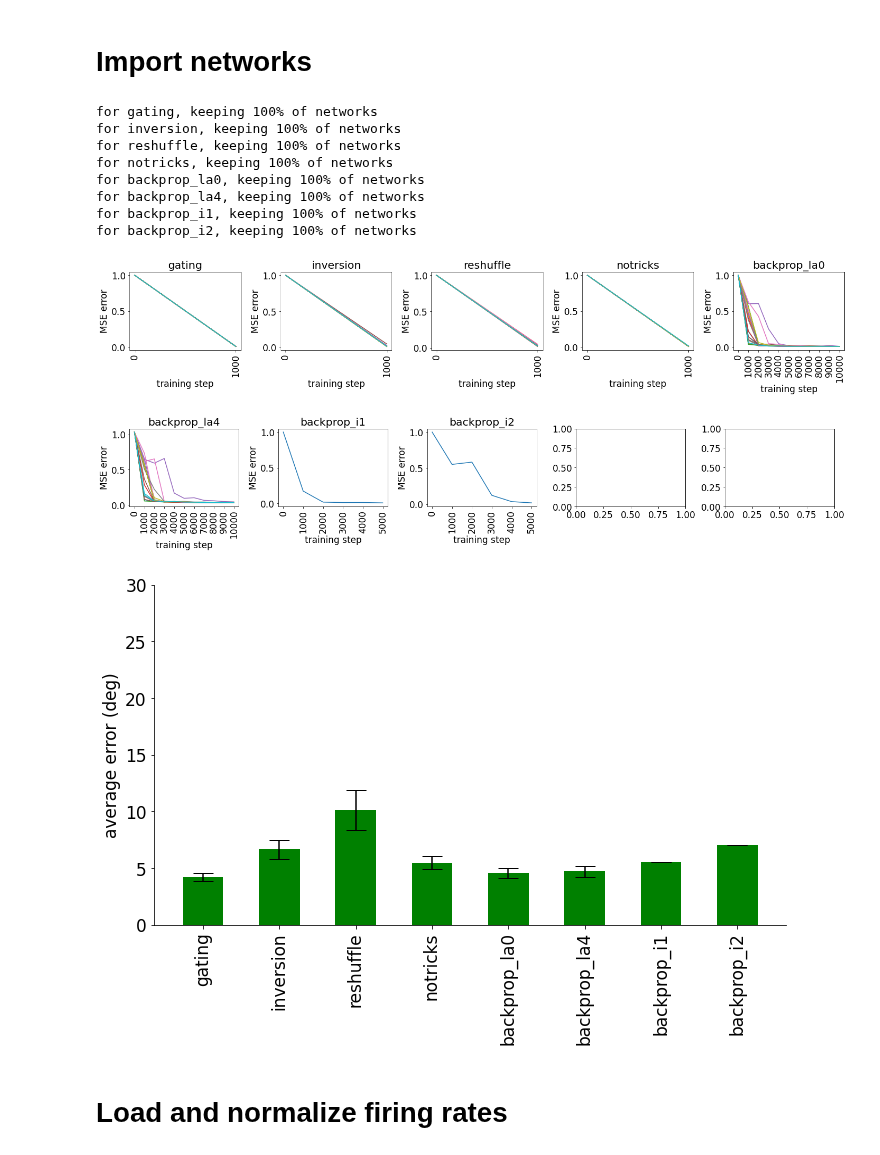
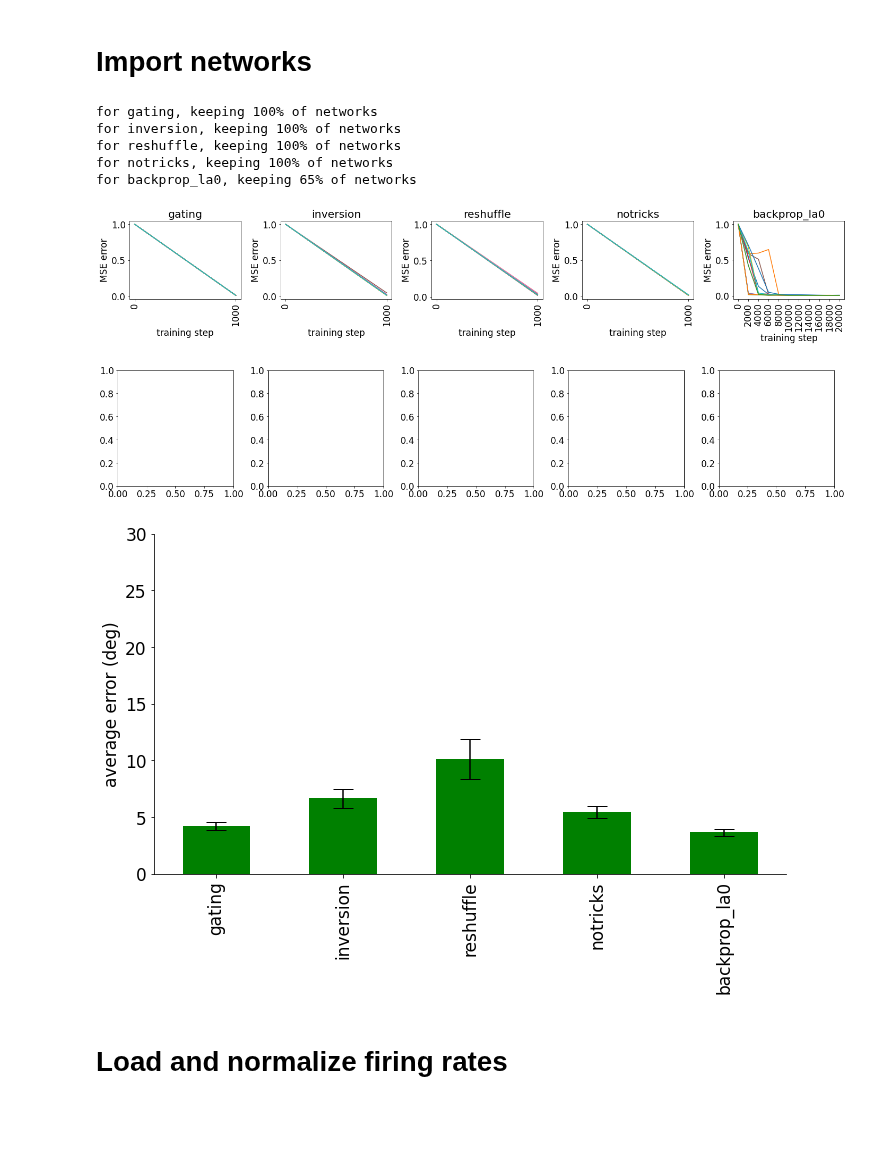
Before and after one commit to azaho/ccn_story3, a Jupyter notebook: netdist.ipynb, the cells around one changed output. Saved outputs shown, nothing was run; the diff lists cells and outputs as text; code cells hidden in the pictures; blank space fills up the shorter version.

```diff
--- a/netdist.ipynb
+++ b/netdist.ipynb
@@ -2,6 +2,7 @@
 # Import networks
 # %%
 import numpy as np
+import os
 from netrep.metrics import LinearMetric
 from netrep.metrics import GaussianStochasticMetric
 import matplotlib.pyplot as plt
@@ -33,38 +34,22 @@ all_networks = {
     },
     "backprop_la0": {
         "color": np.random.rand(3,),  # random color
-        "names": [f"data/backpropCTRNN_2DIR1O_dr100_n0.1_la0_dp1.0_r{i}" for i in range(20)],
-        "indices": np.arange(0, 64, 16)
-    },
-    "backprop_la4": {
-        "color": np.random.rand(3,),  # random color
-        "names": [f"data/backpropCTRNN_2DIR1O_dr100_n0.1_la0.0001_dp1.0_r{i}" for i in range(20)],
-        "indices": np.arange(0, 64, 16)
-    },
-    "backprop_i1": {
-        "color": np.random.rand(3,),  # random color
-        "names": [f"data/backpropCTRNN_2DIR1O_dr100_n0.1_la0_dp1.0_rI1" for i in range(1)],
-        "indices": np.arange(0, 64, 16)
-    },
-    "backprop_i2": {
-        "color": np.random.rand(3,),  # random color
-        "names": [f"data/backpropCTRNN_2DIR1O_dr100_n0.1_la0_dp1.0_rI2" for i in range(1)],
+        "names": [f"data/backpropCTRNN_2DIR1O_dr100_n0.1_la0_dp1.0_ri{i}" for i in range(20)],
         "indices": np.arange(0, 64, 16)
     },
     "diego_phd_mst": {
         "color": "orange",
-        "names": ["neuraldata/new/diego_phd_mst_both_selective"],
+        "names": ["neuraldata/new/diego_phd_mst_either_selective"],
         "indices": np.array([0, 1, 2, 3]),
         "neural": True
     },
     "diego_new_mst": {
         "color": "orange",
-        "names": ["neuraldata/new/diego_new_mst_both_selective"],
+        "names": ["neuraldata/new/diego_new_mst_either_selective"],
         "indices": np.array([0, 1, 2, 3]),
         "neural": True
     }
 }
-
 
 #keep = "gating,inversion,reshuffle120,inv+gat,backpropnd0,backproprd0,backproprde-4,backpropndWCe-3,backpropnp,notricks,diego_phd_mst,diego_phd_pfc,diego_new_mst,diego_new_pfc,cheng_pfc".split(',')
 #keep = "gating,inversion,reshuffle120,inv+gat,backpropnd0,backproprd0,backproprde-4,backpropndWCe-3,backpropnp,backpropnpsde-4,notricks,diego_phd_mst,diego_phd_pfc,diego_new_mst,diego_new_pfc,cheng_pfc".split(',')
@@ -73,15 +58,24 @@ all_networks = {
 
 # neural data not available
 
+
 # load information about every network
-for network in all_networks.values():
+for network in list(all_networks.values()):
     if "neural" in network: continue
     network["errors"] = []
     network["metadatas"] = []
-    for name in network["names"]:
+    indices_to_remove = []
+    for i, name in enumerate(network["names"]):
+        if not os.path.isfile(name+"/info.json"):
+            print("FILE DOES NOT EXIST:", name)
+            indices_to_remove.append(i)
+            continue
         with open(name+"/info.json") as f: info = json.load(f)
         network["errors"].append(info["errors_last"][2])
         network["metadatas"].append(info)
+    for x in indices_to_remove[::-1]:
+        del network['names'][x]
+
 
 # filter to only use the networks where MSE < 15 deg (only those that converged)
 for name, network in all_networks.items():
@@ -92,12 +86,11 @@ for name, network in all_networks.items():
                 indices_to_remove.append(i)
 
         print(f"for {name}, keeping {int((1-len(indices_to_remove)/len(network['names']))*100)}% of networks")
-        if False:
-            for x in indices_to_remove[::-1]:
-                del network['names'][x]
-                del network['errors'][x]
-                del network['metadatas'][x]
-            #print([i for i in range(20) if i not in indices_to_remove])
+        #indices_to_remove = []
+        for x in indices_to_remove[::-1]:
+            del network['names'][x]
+            del network['errors'][x]
+            del network['metadatas'][x]
 
 # show all errors through time, for an overview
 row_count = 0  # Counter to track the number of plots in the current row
@@ -116,40 +109,37 @@ for network_name, network in all_networks.items():
     row_count += 1
     if row_count >= 5:  # Reset if 5 plots in a row
         plt.tight_layout()
         plt.show()
         fig, axs = plt.subplots(1, 5, figsize=(20, 4))
         row_count = 0
 plt.tight_layout()
 plt.show()
 
 # show all final errors of kept networks, for comparison
 use_networks = [key for key in all_networks.keys() if "neural" not in all_networks[key] or not all_networks[key]["neural"]]
 means = [np.mean(all_networks[network]["errors"]) for network in use_networks]
 errors = [np.std(all_networks[network]["errors"]) for network in use_networks]
 fig = plt.figure(figsize=(10, 7))
 plt.rc('font', **{'family': 'DejaVu Sans', 'weight': 'normal', 'size': 17})
 ax = plt.subplot(1, 1, 1)
 ax.bar(np.arange(1, len(use_networks)+1)*1.5, means, yerr=errors, align='center', alpha=1, ecolor='black', capsize=10, color="green")
 plt.xticks(ticks=np.arange(1, len(use_networks)+1)*1.5, labels=use_networks)
 plt.ylim(0, 30)
 ax.set_ylabel('average error (deg)')
 plt.gca().spines['top'].set_visible(False)
 plt.gca().spines['right'].set_visible(False)
 plt.gca().set_xticklabels(ax.get_xticklabels(), rotation=90)
 plt.tight_layout()
 plt.show()
 # %% [output]
 for gating, keeping 100% of networks
 for inversion, keeping 100% of networks
 for reshuffle, keeping 100% of networks
 for notricks, keeping 100% of networks
-for backprop_la0, keeping 100% of networks
-for backprop_la4, keeping 100% of networks
-for backprop_i1, keeping 100% of networks
-for backprop_i2, keeping 100% of networks
+for backprop_la0, keeping 65% of networks
-[figure, old version]
+[figure, new version]
-[figure, old version]
+[figure, new version]
-[figure, old version]
+[figure, new version]
 # %% [markdown]
 # Load and normalize firing rates
 # %%
```
Also changed, not shown: parts of 5 cells of this notebook, 14 other files.
